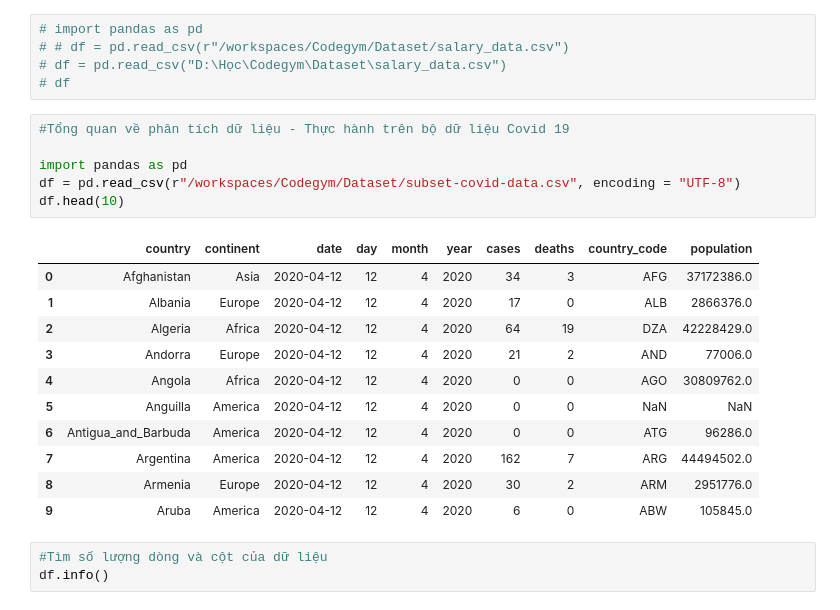
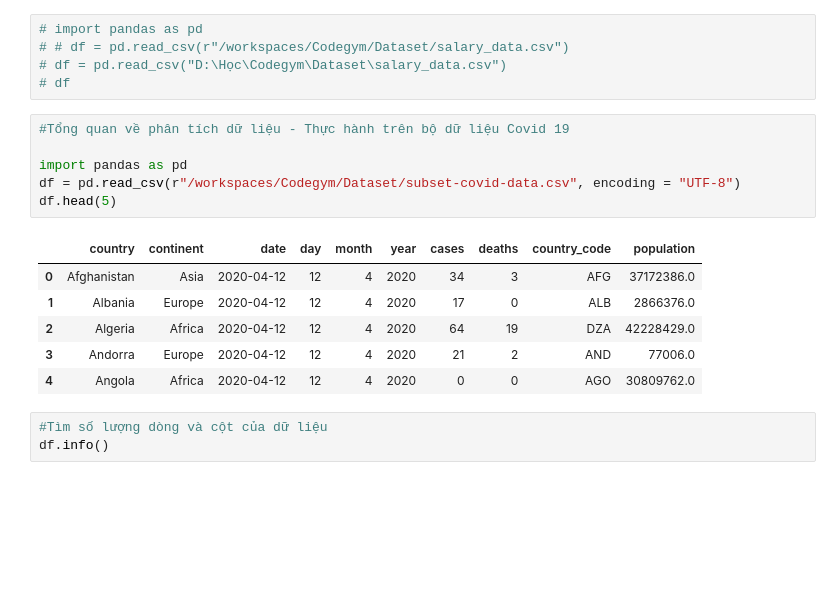
Before and after one commit to hunght92/Codegym, a Jupyter notebook: Học lại.ipynb, the cells around one changed output. Saved outputs shown, nothing was run; the diff lists cells and outputs as text; blank space fills up the shorter version.

```diff
--- a/Học lại.ipynb
+++ b/Học lại.ipynb
@@ -6,21 +6,16 @@
 # %%
 #Tổng quan về phân tích dữ liệu - Thực hành trên bộ dữ liệu Covid 19
 
 import pandas as pd
 df = pd.read_csv(r"/workspaces/Codegym/Dataset/subset-covid-data.csv", encoding = "UTF-8")
-df.head(10)
+df.head(5)
 # %% [output]
 |  | country | continent | date | day | month | year | cases | deaths | country_code | population |
 | 0 | Afghanistan | Asia | 2020-04-12 | 12 | 4 | 2020 | 34 | 3 | AFG | 37172386.0 |
 | 1 | Albania | Europe | 2020-04-12 | 12 | 4 | 2020 | 17 | 0 | ALB | 2866376.0 |
 | 2 | Algeria | Africa | 2020-04-12 | 12 | 4 | 2020 | 64 | 19 | DZA | 42228429.0 |
 | 3 | Andorra | Europe | 2020-04-12 | 12 | 4 | 2020 | 21 | 2 | AND | 77006.0 |
 | 4 | Angola | Africa | 2020-04-12 | 12 | 4 | 2020 | 0 | 0 | AGO | 30809762.0 |
-| 5 | Anguilla | America | 2020-04-12 | 12 | 4 | 2020 | 0 | 0 | NaN | NaN |
-| 6 | Antigua_and_Barbuda | America | 2020-04-12 | 12 | 4 | 2020 | 0 | 0 | ATG | 96286.0 |
-| 7 | Argentina | America | 2020-04-12 | 12 | 4 | 2020 | 162 | 7 | ARG | 44494502.0 |
-| 8 | Armenia | Europe | 2020-04-12 | 12 | 4 | 2020 | 30 | 2 | ARM | 2951776.0 |
-| 9 | Aruba | America | 2020-04-12 | 12 | 4 | 2020 | 6 | 0 | ABW | 105845.0 |
 # %%
 #Tìm số lượng dòng và cột của dữ liệu
 df.info()
```
Also changed, not shown: parts of 4 cells of this notebook.
